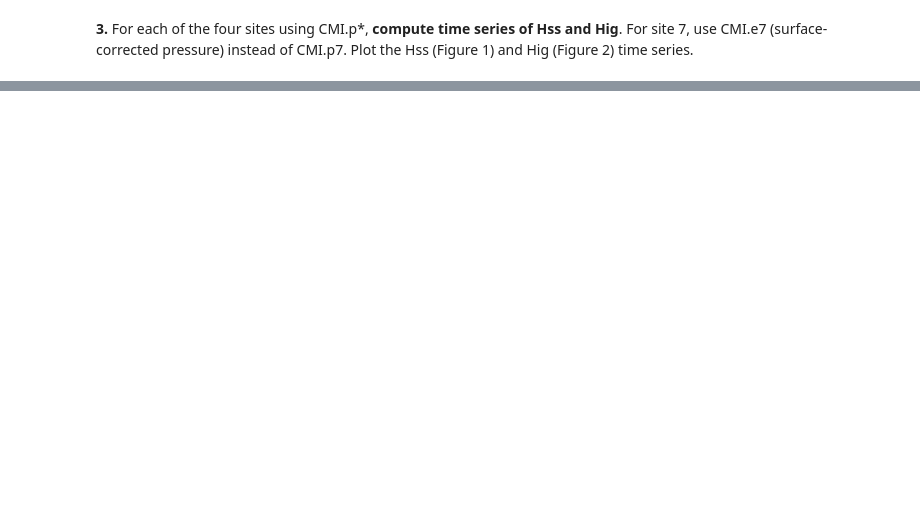
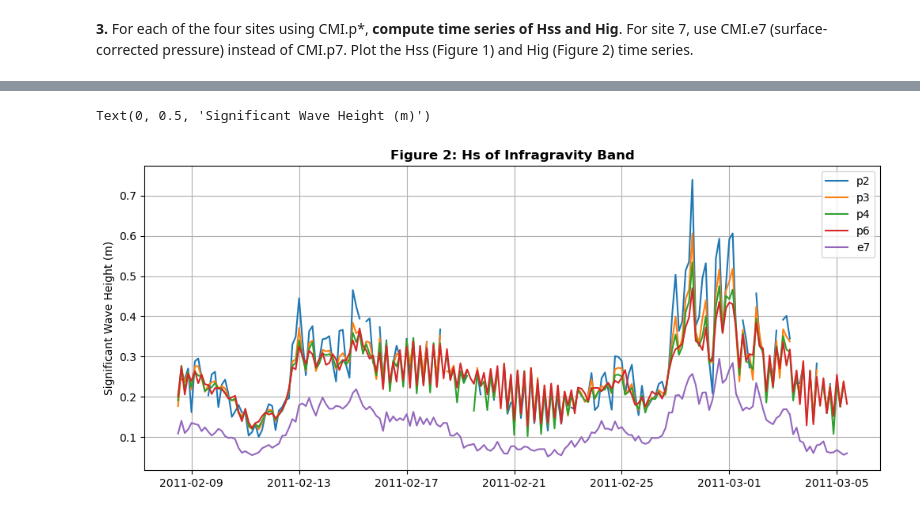
Before and after one commit to isidora-rojas/SIO175_DataAnalysis, a Jupyter notebook: Module_4/data/python_CMI_processing.ipynb, the cells around one changed output, grey strips where cells are left out. Cells and saved outputs as stored; diff of their text form; code cells hidden in the pictures; blank space fills up the shorter version.

```diff
--- a/Module_4/data/python_CMI_processing.ipynb
+++ b/Module_4/data/python_CMI_processing.ipynb
@@ -119,0 +128,24 @@ ValueError: x and y must have same first dimension, but have shapes (5400,) and
+# %%
+fs = 1.0
+ig_fmin = 1/900
+ig_fmax = 1/25
+
+hig_p2 = compute_hs(ds, 'p2', fs, ig_fmin, ig_fmax)
+hig_p3 = compute_hs(ds, 'p3', fs, ig_fmin, ig_fmax)
+hig_p4 = compute_hs(ds, 'p4', fs, ig_fmin, ig_fmax)
+hig_p6 = compute_hs(ds, 'p6', fs, ig_fmin, ig_fmax)
+hig_e7 = compute_hs(ds, 'e7', fs, ig_fmin, ig_fmax)
+
+plt.figure(figsize=(12, 5))
+plt.plot(ds.time[0,:], hig_p2, label='p2')
+plt.plot(ds.time[0,:], hig_p3, label='p3')
+plt.plot(ds.time[0,:], hig_p4, label='p4')
+plt.plot(ds.time[0,:], hig_p6, label='p6')
+plt.plot(ds.time[0,:], hig_e7, label='e7')
+plt.legend()
+plt.grid(True)
+plt.title("Figure 2: Hs of Infragravity Band", fontweight='bold')
+plt.ylabel("Significant Wave Height (m)")
+# %% [output]
+Text(0, 0.5, 'Significant Wave Height (m)')
+[figure, added]
```
Also changed, not shown: parts of 10 cells of this notebook.
